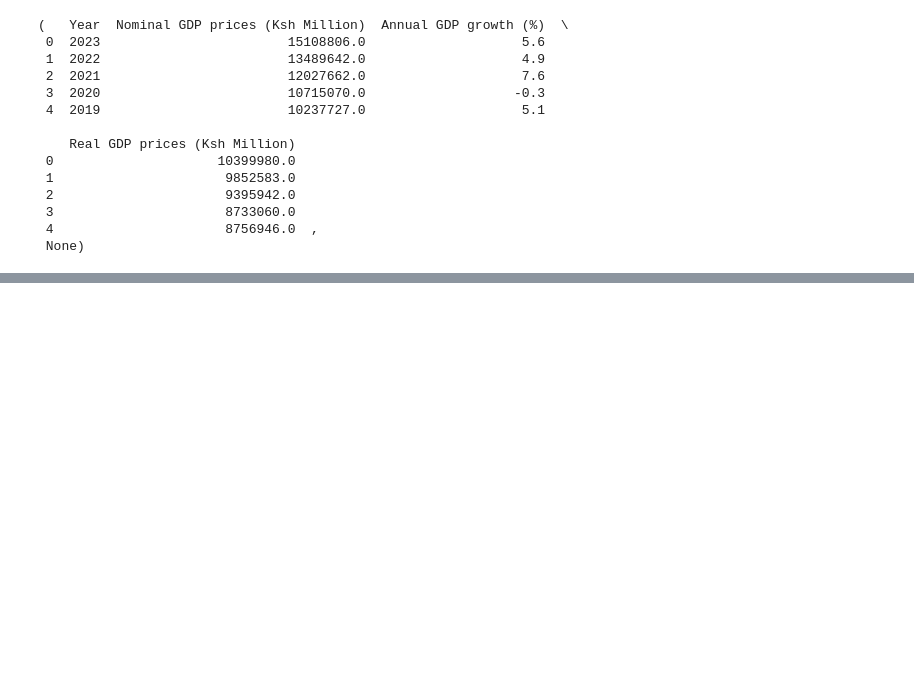
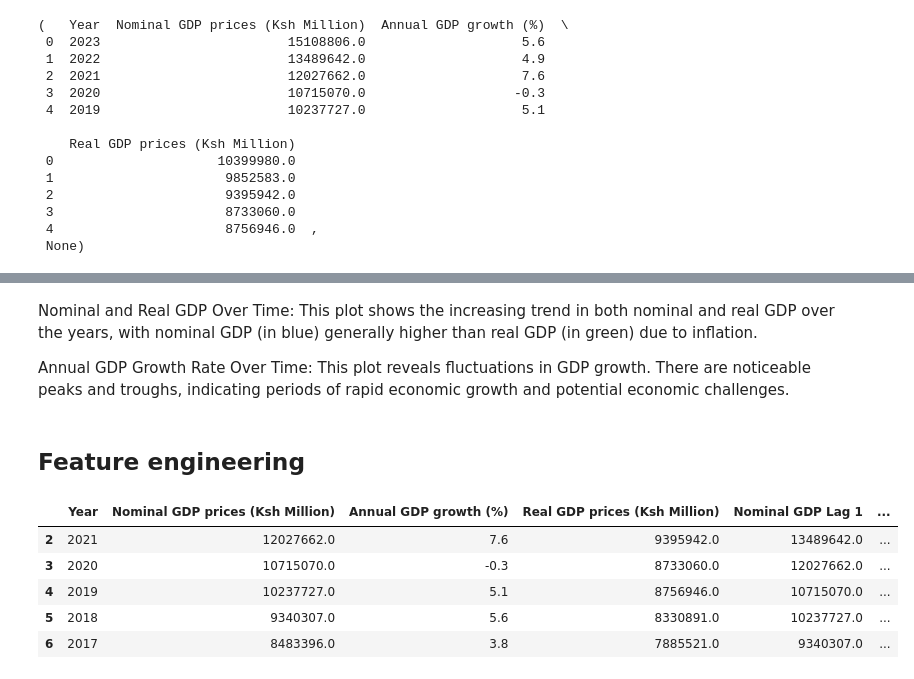
Before and after one commit to MadScie254/Masters_DS_1_1, a Jupyter notebook: proof.ipynb, the cells around one changed output, grey strips where cells are left out. Cells and saved outputs as stored; diff of their text form; code cells hidden in the pictures; blank space fills up the shorter version.

```diff
--- a/proof.ipynb
+++ b/proof.ipynb
@@ -70,0 +99,28 @@ memory usage: 900.0 bytes
+# %% [markdown]
+Nominal and Real GDP Over Time: This plot shows the increasing trend in both nominal and real GDP over the years, with nominal GDP (in blue) generally higher than real GDP (in green) due to inflation.
+
+Annual GDP Growth Rate Over Time: This plot reveals fluctuations in GDP growth. There are noticeable peaks and troughs, indicating periods of rapid economic growth and potential economic challenges.
+# %% [markdown]
+## Feature engineering
+# %%
+# Create lagged features and moving averages for GDP data
+
+# Add lagged features for Nominal GDP and Real GDP (previous year's GDP values)
+gdp_data['Nominal GDP Lag 1'] = gdp_data['Nominal GDP prices (Ksh Million)'].shift(1)
+gdp_data['Real GDP Lag 1'] = gdp_data['Real GDP prices (Ksh Million)'].shift(1)
+
+# Add a 3-year moving average for Annual GDP Growth
+gdp_data['GDP Growth 3-Year MA'] = gdp_data['Annual GDP growth (%)'].rolling(window=3).mean()
+
+# Drop rows with NaN values (from shifting and rolling operations)
+gdp_data.dropna(inplace=True)
+
+# Display the resulting DataFrame with the new features
+gdp_data.head()
+# %% [output]
+|  | Year | Nominal GDP prices (Ksh Million) | Annual GDP growth (%) | Real GDP prices (Ksh Million) | Nominal GDP Lag 1 | ... |
+| 2 | 2021 | 12027662.0 | 7.6 | 9395942.0 | 13489642.0 | ... |
+| 3 | 2020 | 10715070.0 | -0.3 | 8733060.0 | 12027662.0 | ... |
+| 4 | 2019 | 10237727.0 | 5.1 | 8756946.0 | 10715070.0 | ... |
+| 5 | 2018 | 9340307.0 | 5.6 | 8330891.0 | 10237727.0 | ... |
+| 6 | 2017 | 8483396.0 | 3.8 | 7885521.0 | 9340307.0 | ... |
```
Also changed, not shown: parts of 5 cells of this notebook.
